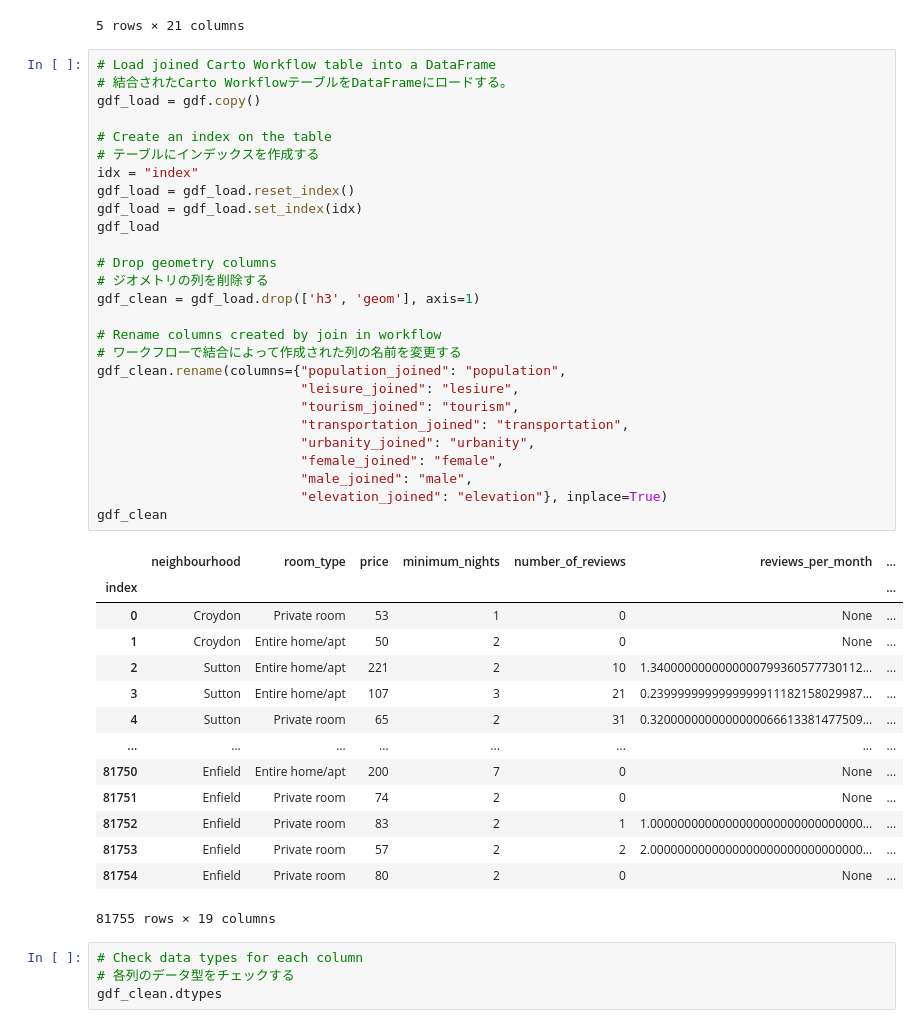
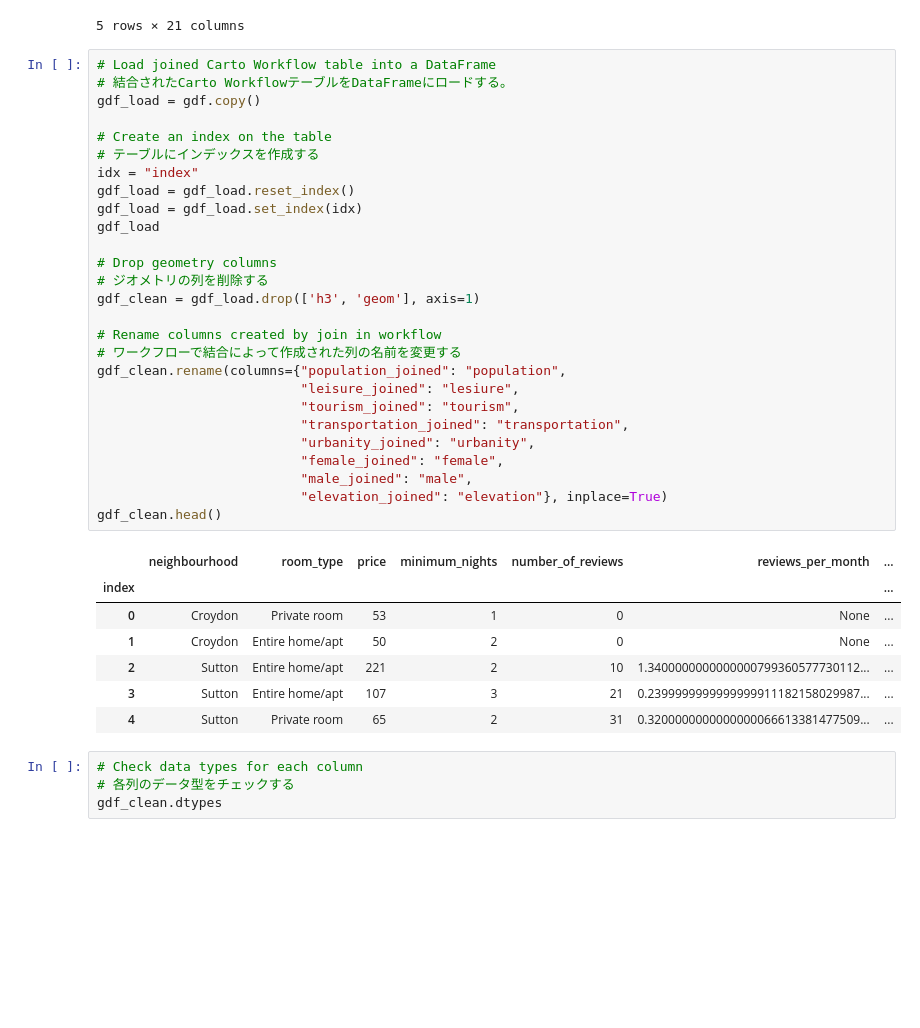
Before and after one commit to helenmck1/SDS-bootcamp-2023_Tokyo, a Jupyter notebook: christopher_session/SDS_bootcamp.ipynb, the cells around one changed output. Cells and saved outputs as stored; diff of their text form; blank space fills up the shorter version.

```diff
--- a/christopher_session/SDS_bootcamp.ipynb
+++ b/christopher_session/SDS_bootcamp.ipynb
@@ -178,41 +179,34 @@ gdf_load = gdf.copy()
 
 # Create an index on the table
 # テーブルにインデックスを作成する
 idx = "index"
 gdf_load = gdf_load.reset_index()
 gdf_load = gdf_load.set_index(idx)
 gdf_load
 
 # Drop geometry columns
 # ジオメトリの列を削除する
 gdf_clean = gdf_load.drop(['h3', 'geom'], axis=1)
 
 # Rename columns created by join in workflow
 # ワークフローで結合によって作成された列の名前を変更する
 gdf_clean.rename(columns={"population_joined": "population",
                           "leisure_joined": "lesiure",
                           "tourism_joined": "tourism",
                           "transportation_joined": "transportation",
                           "urbanity_joined": "urbanity",
                           "female_joined": "female",
                           "male_joined": "male",
                           "elevation_joined": "elevation"}, inplace=True)
-gdf_clean
+gdf_clean.head()
 # %% [output]
 |  | neighbourhood | room_type | price | minimum_nights | number_of_reviews | reviews_per_month | ... |
 | index |  |  |  |  |  |  | ... |
 | 0 | Croydon | Private room | 53 | 1 | 0 | None | ... |
 | 1 | Croydon | Entire home/apt | 50 | 2 | 0 | None | ... |
 | 2 | Sutton | Entire home/apt | 221 | 2 | 10 | 1.3400000000000000799360577730112... | ... |
 | 3 | Sutton | Entire home/apt | 107 | 3 | 21 | 0.2399999999999999911182158029987... | ... |
 | 4 | Sutton | Private room | 65 | 2 | 31 | 0.3200000000000000066613381477509... | ... |
-| ... | ... | ... | ... | ... | ... | ... | ... |
-| 81750 | Enfield | Entire home/apt | 200 | 7 | 0 | None | ... |
-| 81751 | Enfield | Private room | 74 | 2 | 0 | None | ... |
-| 81752 | Enfield | Private room | 83 | 2 | 1 | 1.0000000000000000000000000000000... | ... |
-| 81753 | Enfield | Private room | 57 | 2 | 2 | 2.0000000000000000000000000000000... | ... |
-| 81754 | Enfield | Private room | 80 | 2 | 0 | None | ... |
-81755 rows × 19 columns
 # %%
 # Check data types for each column
 # 各列のデータ型をチェックする
```
Also changed, not shown: parts of 22 cells of this notebook.
